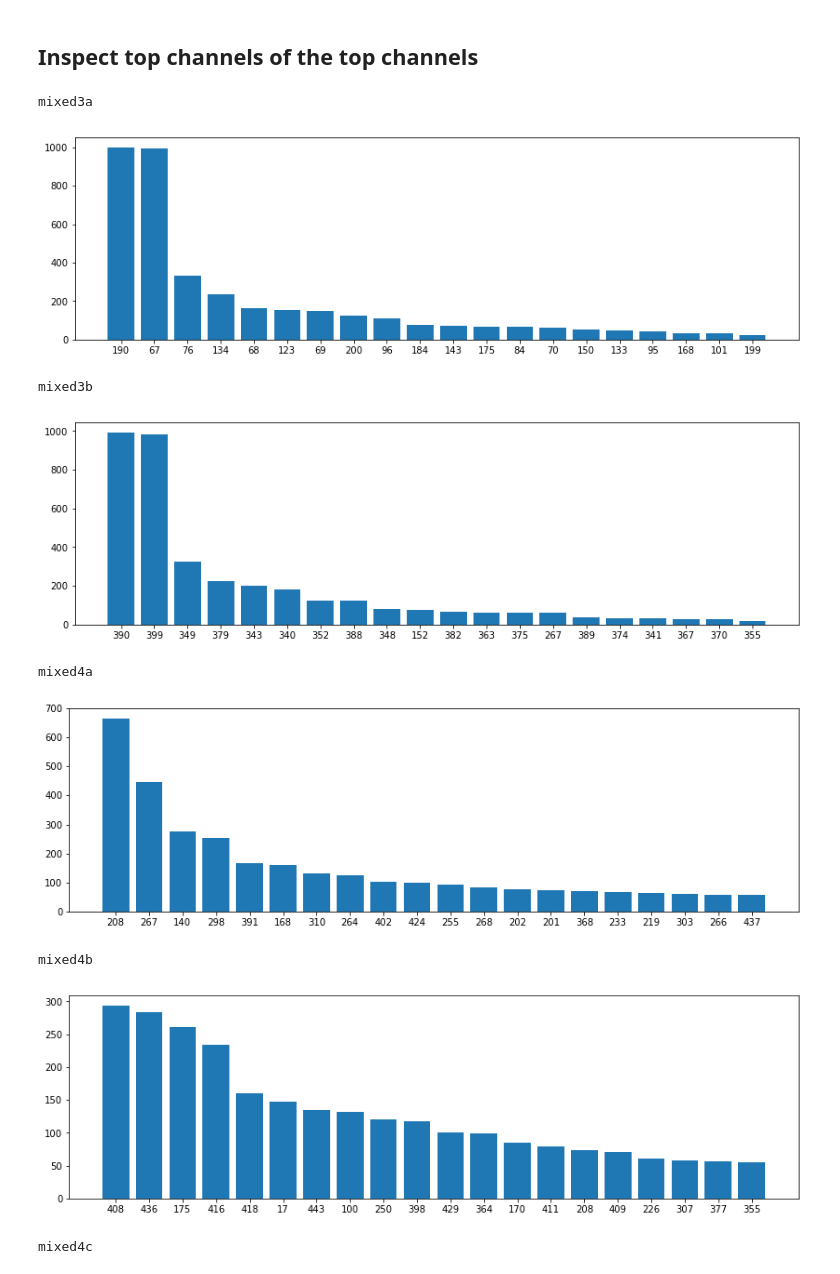
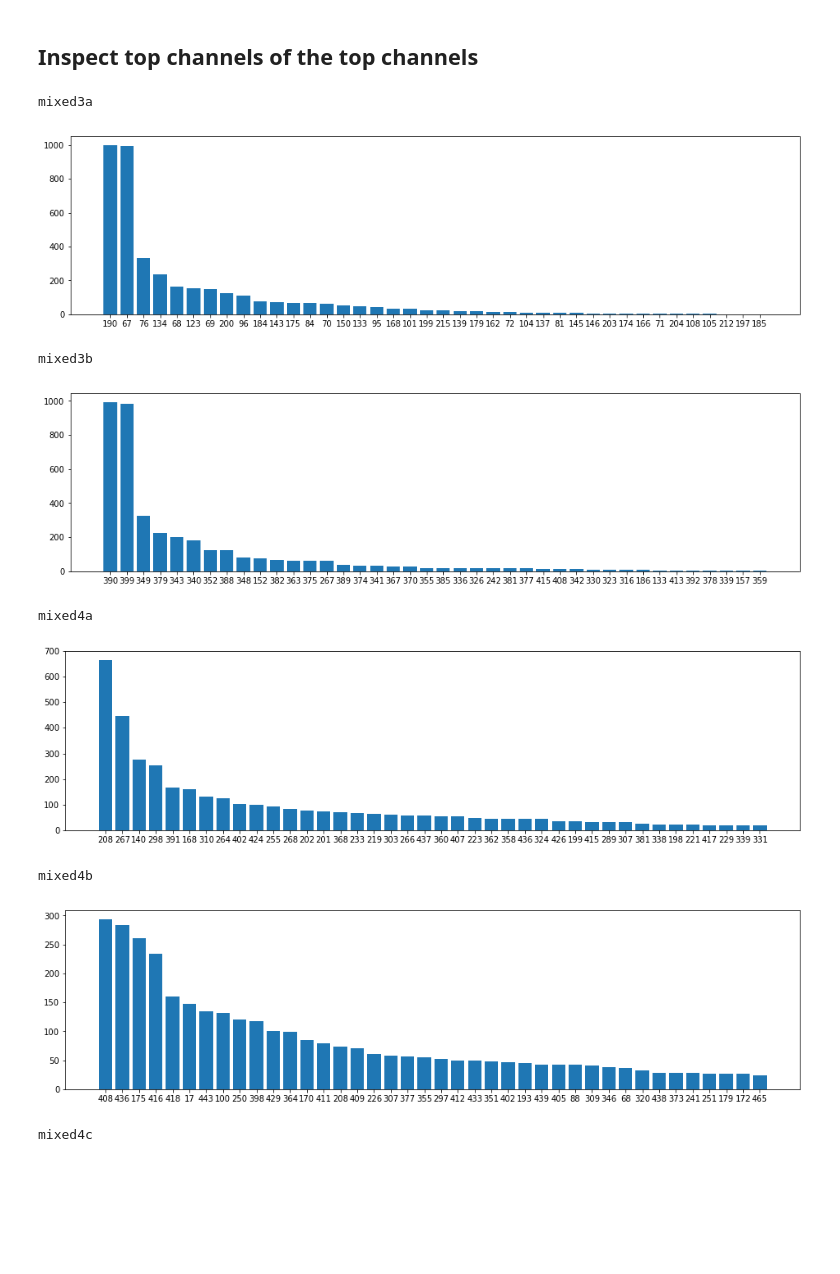
Before and after one commit to fredhohman/summit-notebooks, a Jupyter notebook: top-channels-used-per-layer.ipynb, the cells around one changed output. Cells and saved outputs as stored; diff of their text form; code cells hidden in the pictures; blank space fills up the shorter version.

Commit message:
finish result, add charts for top k channels for every class, basically max of a max

```diff
--- a/top-channels-used-per-layer.ipynb
+++ b/top-channels-used-per-layer.ipynb
@@ -83,45 +79,46 @@ mixed5b
 ## Inspect top channels of the top channels
 # %%
 k = 4
+end_idx = 40
 
 top_channels = {}
 
 for layer in list(layers.keys()):
     print(layer)
     top_channels[layer] = {
         'channels': layers[layer],
         'channels_used': 0,
         'channels_not_used': 0,
         'percent_channels_used': 0
     }
     all_channels = []
 
     for c in imagenet:
         for ch in c['topChannels'][layer][0:k]:
             all_channels.append(ch['channel'])
 
     (channels, counts) = np.unique(all_channels, return_counts=True)
     sorted_counts, sorted_channels = (list(t) for t in zip(*sorted(zip(counts, channels), reverse=True)))
 
-    plt.figure(figsize=(14,4))
+    plt.figure(figsize=(16,4))
     plt.bar(
-        range(len(sorted_channels[0:20])),
-        np.array(sorted_counts[0:20]),
+        range(len(sorted_channels[0:end_idx])),
+        np.array(sorted_counts[0:end_idx]),
         align='center'
     )
-    plt.xticks(range(len(sorted_channels[0:20])),[str(x) for x in sorted_channels[0:20]])
+    plt.xticks(range(len(sorted_channels[0:end_idx])),[str(x) for x in sorted_channels[0:end_idx]])
     plt.show()
 
     top_channels[layer]['channels_used'] = int(len(np.unique(sorted_channels)))
     top_channels[layer]['channels_not_used'] = layers[layer] - top_channels[layer]['channels_used']
     top_channels[layer]['percent_channels_used'] = top_channels[layer]['channels_used'] / layers[layer]
 # %% [output]
 mixed3a
-[figure, old version]
+[figure, new version]
 mixed3b
-[figure, old version]
+[figure, new version]
 mixed4a
-[figure, old version]
+[figure, new version]
 mixed4b
-[figure, old version]
+[figure, new version]
 mixed4c
```
Also changed, not shown: parts of 2 cells of this notebook.
